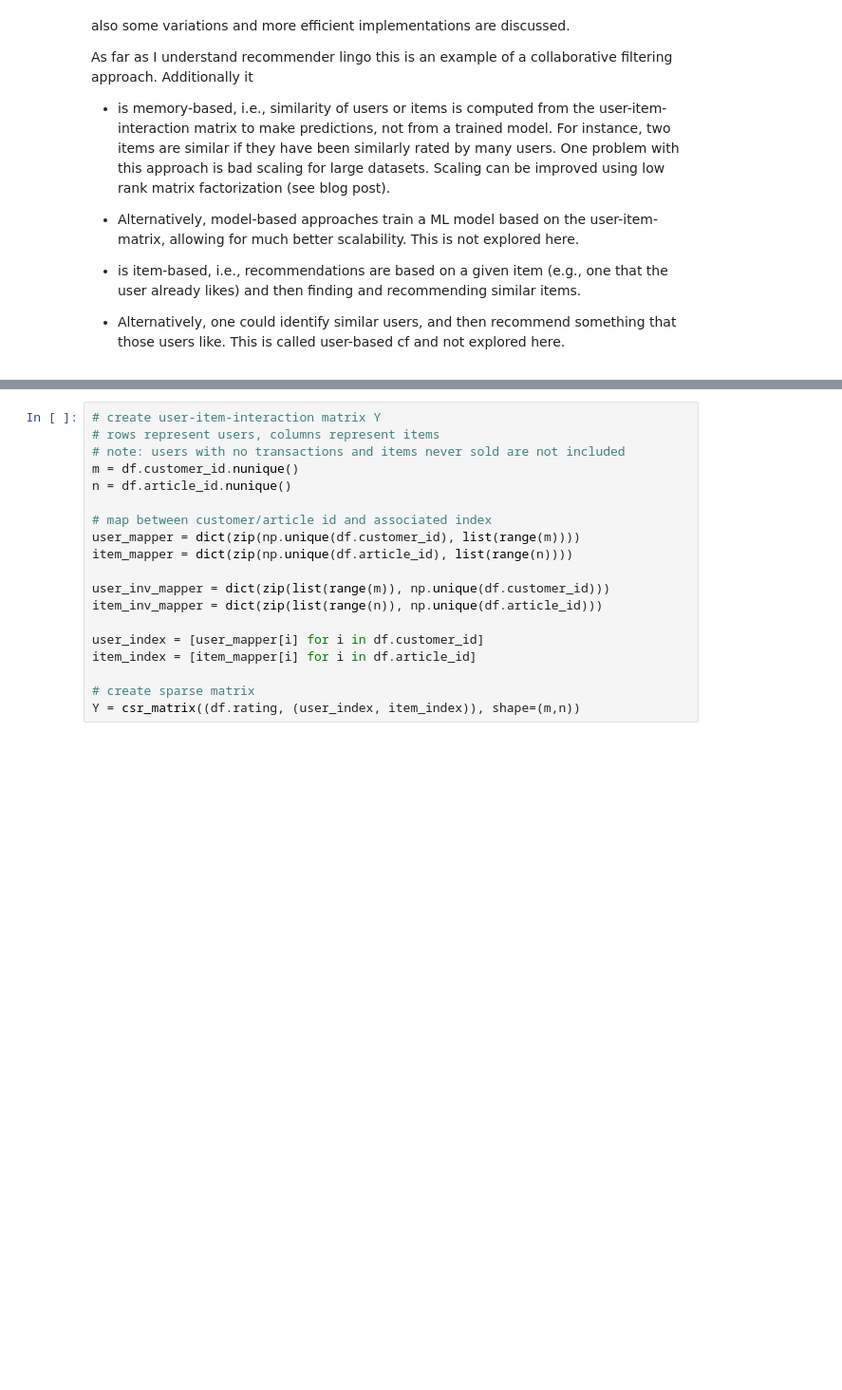
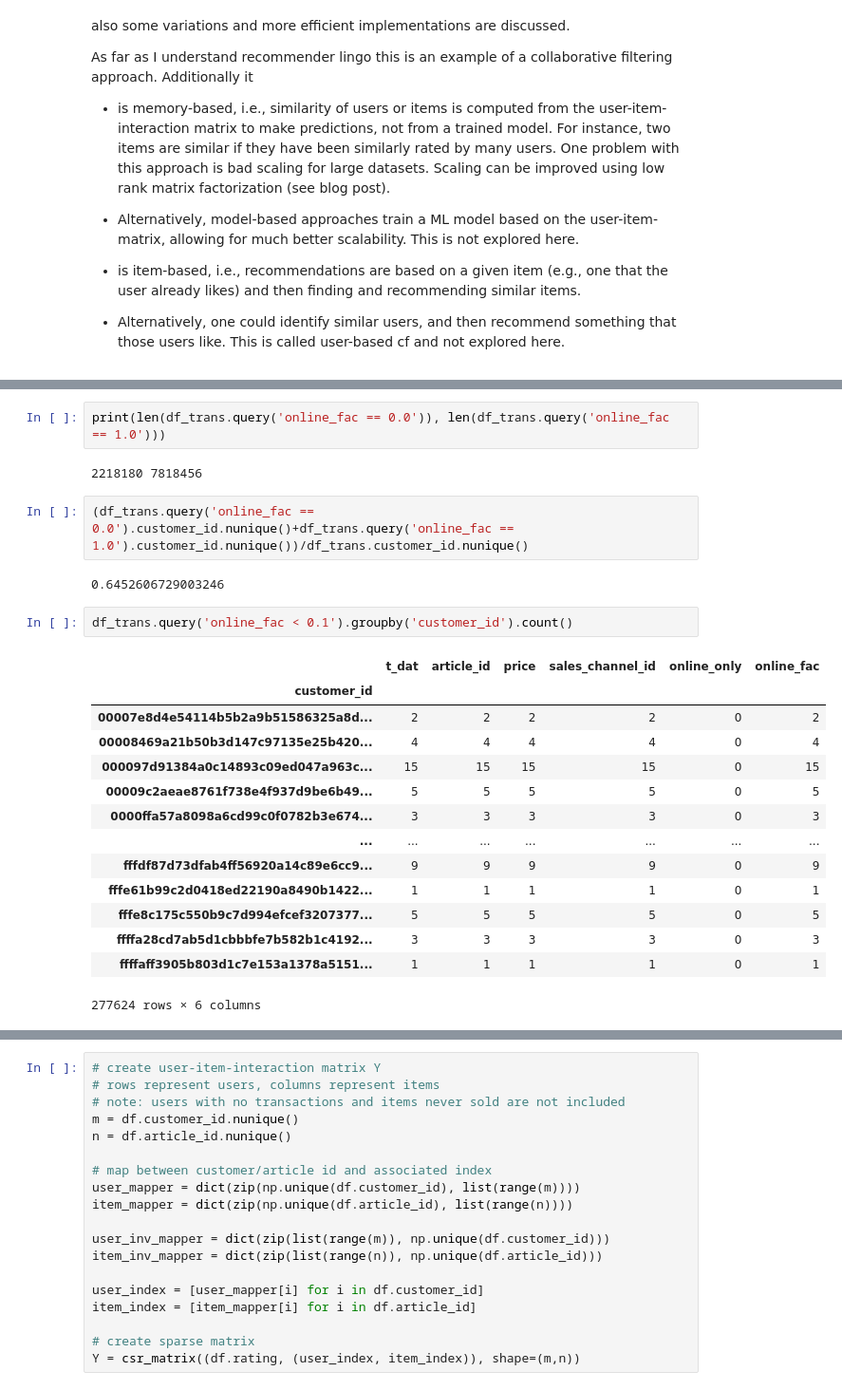
Before and after one commit to theflyingd/fashion-recommender, a Jupyter notebook: notebooks/recommender_example.ipynb, the cells around one changed output, grey strips where cells are left out. Shown: that part at 95% size. Drawn from its saved outputs; the diff is of its cells as text; blank space fills up the shorter version.

```diff
--- a/notebooks/recommender_example.ipynb
+++ b/notebooks/recommender_example.ipynb
@@ -26,0 +59,25 @@ df_art = pd.read_csv('data/articles.csv')
+# %%
+print(len(df_trans.query('online_fac == 0.0')), len(df_trans.query('online_fac == 1.0')))
+# %% [output]
+2218180 7818456
+# %%
+(df_trans.query('online_fac == 0.0').customer_id.nunique()+df_trans.query('online_fac == 1.0').customer_id.nunique())/df_trans.customer_id.nunique()
+# %% [output]
+0.6452606729003246
+# %%
+df_trans.query('online_fac < 0.1').groupby('customer_id').count()
+# %% [output]
+|  | t_dat | article_id | price | sales_channel_id | online_only | online_fac |
+| customer_id |  |  |  |  |  |  |
+| 00007e8d4e54114b5b2a9b51586325a8d... | 2 | 2 | 2 | 2 | 0 | 2 |
+| 00008469a21b50b3d147c97135e25b420... | 4 | 4 | 4 | 4 | 0 | 4 |
+| 000097d91384a0c14893c09ed047a963c... | 15 | 15 | 15 | 15 | 0 | 15 |
+| 00009c2aeae8761f738e4f937d9be6b49... | 5 | 5 | 5 | 5 | 0 | 5 |
+| 0000ffa57a8098a6cd99c0f0782b3e674... | 3 | 3 | 3 | 3 | 0 | 3 |
+| ... | ... | ... | ... | ... | ... | ... |
+| fffdf87d73dfab4ff56920a14c89e6cc9... | 9 | 9 | 9 | 9 | 0 | 9 |
+| fffe61b99c2d0418ed22190a8490b1422... | 1 | 1 | 1 | 1 | 0 | 1 |
+| fffe8c175c550b9c7d994efcef3207377... | 5 | 5 | 5 | 5 | 0 | 5 |
+| ffffa28cd7ab5d1cbbbfe7b582b1c4192... | 3 | 3 | 3 | 3 | 0 | 3 |
+| ffffaff3905b803d1c7e153a1378a5151... | 1 | 1 | 1 | 1 | 0 | 1 |
+277624 rows × 6 columns
```
Also changed, not shown: parts of 20 cells of this notebook.
